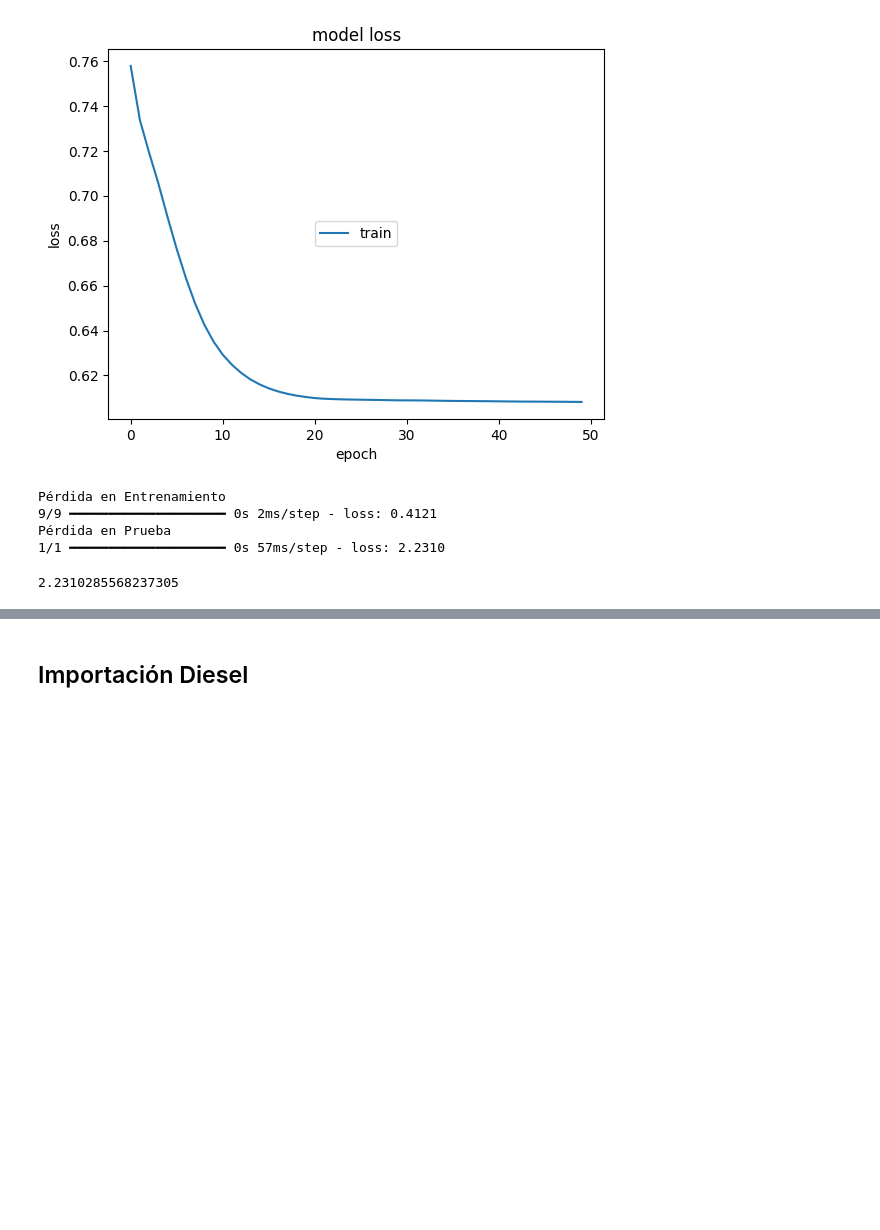
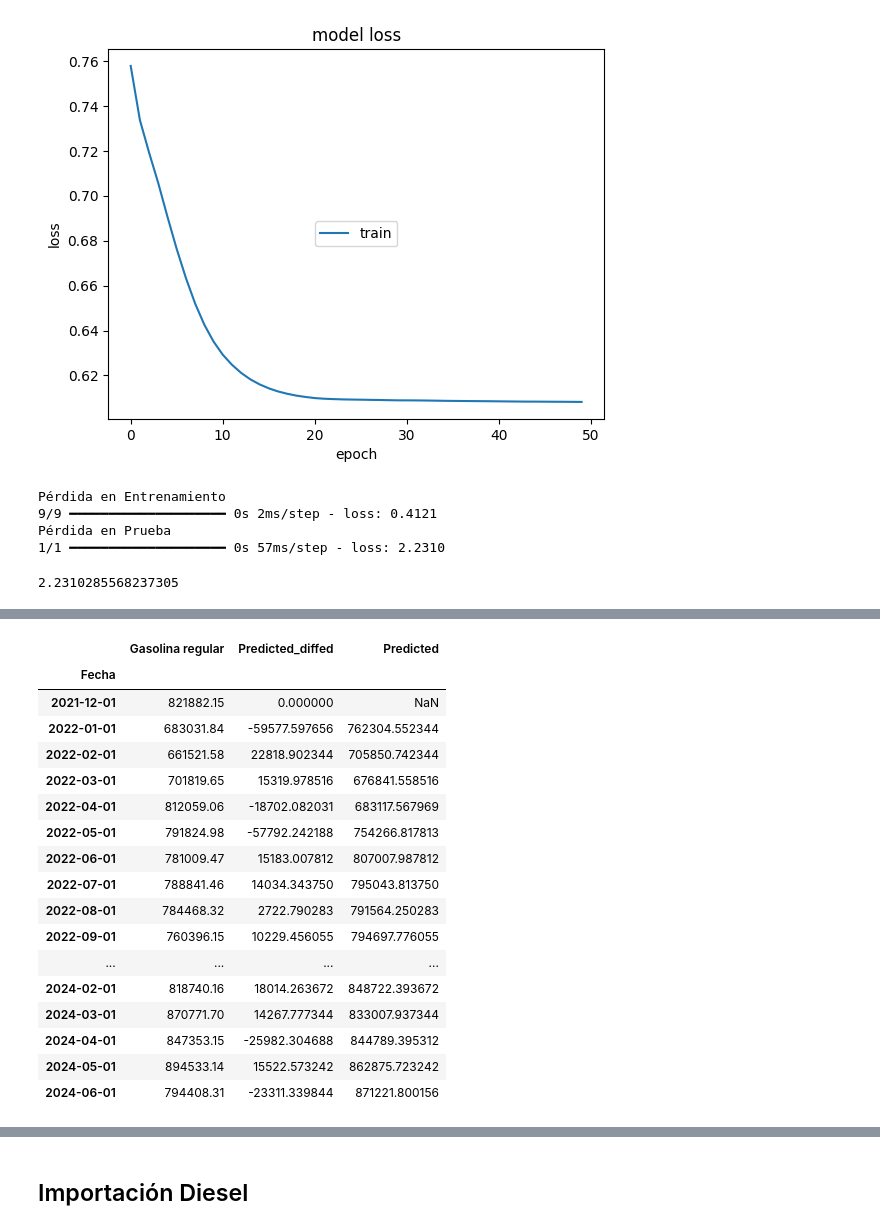
Before and after one commit to PedroMarro11/lab03DS, a Jupyter notebook: lab03.ipynb, the cells around one changed output, grey strips where cells are left out. Saved outputs shown, nothing was run; the diff lists cells and outputs as text; code cells hidden in the pictures; blank space fills up the shorter version.

```diff
--- a/lab03.ipynb
+++ b/lab03.ipynb
@@ -241,0 +240,21 @@ resultDF
+# %%
+resultDF_test
+# %% [output]
+|  | Gasolina regular | Predicted_diffed | Predicted |
+| Fecha |  |  |  |
+| 2021-12-01 | 821882.15 | 0.000000 | NaN |
+| 2022-01-01 | 683031.84 | -59577.597656 | 762304.552344 |
+| 2022-02-01 | 661521.58 | 22818.902344 | 705850.742344 |
+| 2022-03-01 | 701819.65 | 15319.978516 | 676841.558516 |
+| 2022-04-01 | 812059.06 | -18702.082031 | 683117.567969 |
+| 2022-05-01 | 791824.98 | -57792.242188 | 754266.817813 |
+| 2022-06-01 | 781009.47 | 15183.007812 | 807007.987812 |
+| 2022-07-01 | 788841.46 | 14034.343750 | 795043.813750 |
+| 2022-08-01 | 784468.32 | 2722.790283 | 791564.250283 |
+| 2022-09-01 | 760396.15 | 10229.456055 | 794697.776055 |
+| ... | ... | ... | ... |
+| 2024-02-01 | 818740.16 | 18014.263672 | 848722.393672 |
+| 2024-03-01 | 870771.70 | 14267.777344 | 833007.937344 |
+| 2024-04-01 | 847353.15 | -25982.304688 | 844789.395312 |
+| 2024-05-01 | 894533.14 | 15522.573242 | 862875.723242 |
+| 2024-06-01 | 794408.31 | -23311.339844 | 871221.800156 |
```
Also changed, not shown: parts of 6 cells of this notebook.
